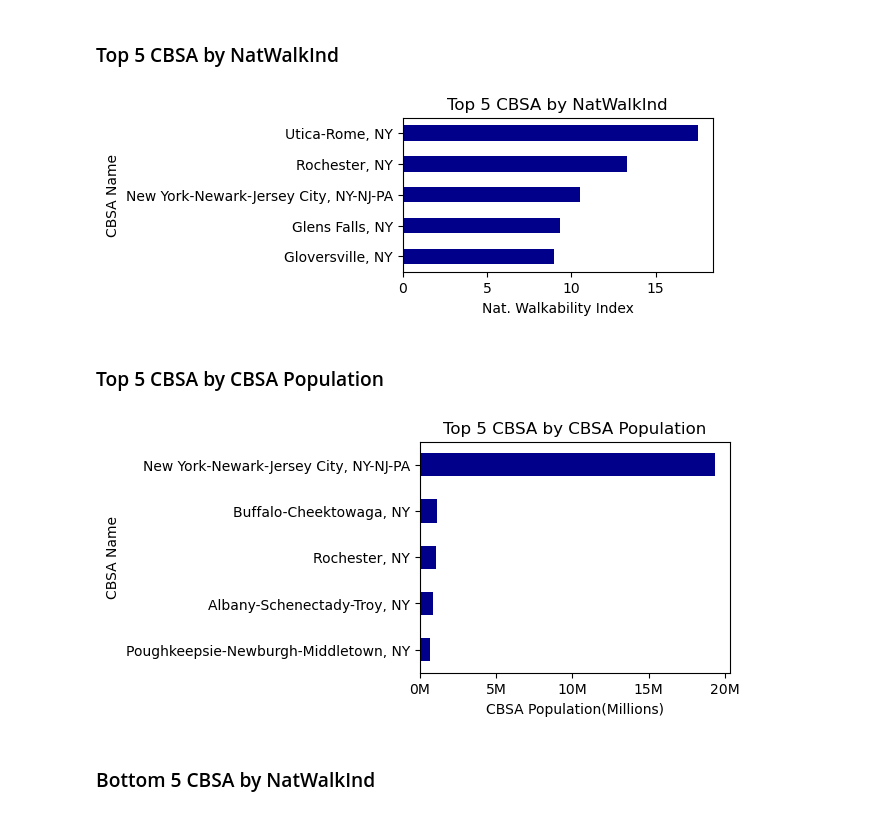
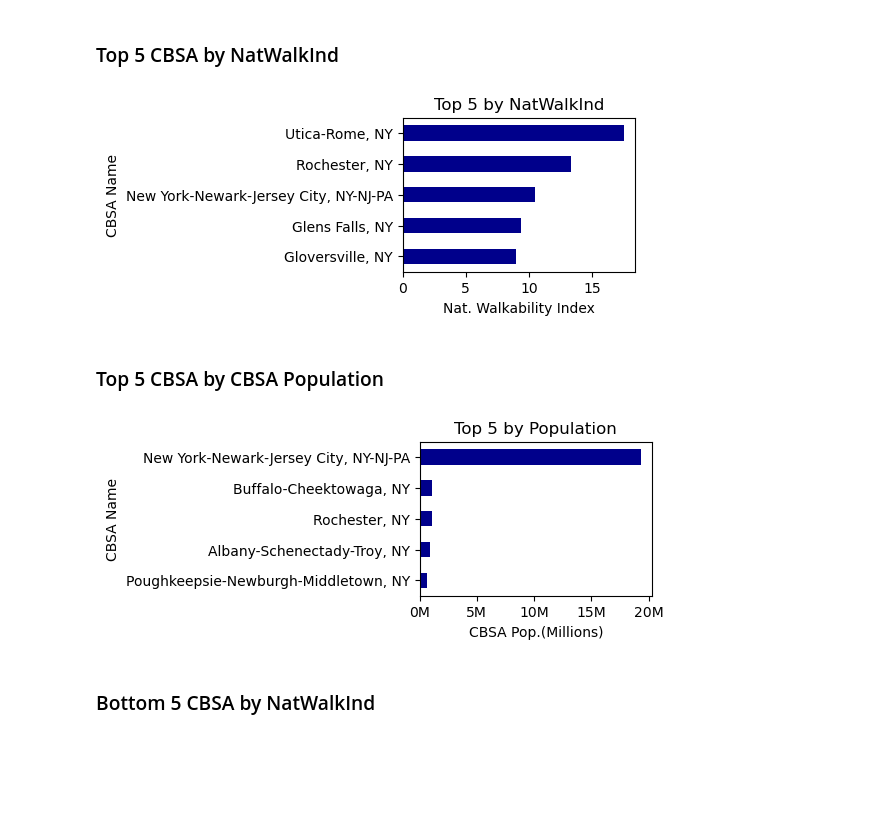
Before and after one commit to fgsalomao/Study---Immigrant-housing-by-class, a Jupyter notebook: NY-walkability.ipynb, the cells around one changed output. Drawn from its saved outputs; the diff is of its cells as text; code cells hidden in the pictures; blank space fills up the shorter version.

```diff
--- a/NY-walkability.ipynb
+++ b/NY-walkability.ipynb
@@ -380,17 +404,17 @@ grp_by_final.head()
 # %%
 top_bottom_column = 'NatWalkInd'
 grp_by_final_sorted = grp_by_final.sort_values(by=top_bottom_column, ascending=True)
 top_5_wlk=grp_by_final_sorted.tail(5)
 
 # Plotting the bar chart
-fig, ax = plt.subplots(figsize=(4, 2))
+fig, ax = plt.subplots(figsize=(3, 2))
 top_5_wlk[top_bottom_column].plot(kind='barh', ax=ax, color='darkblue')
-ax.set_title(f'Top 5 CBSA by {top_bottom_column}')
+ax.set_title(f'Top 5 by {top_bottom_column}')
 ax.set_xlabel('Nat. Walkability Index')
 ax.set_ylabel('CBSA Name')
 plt.show()
 # %% [output]
-[figure, old version]
+[figure, new version]
 # %% [markdown]
 ### Top 5 CBSA by CBSA Population
 # %%
@@ -400,7 +424,7 @@ grp_by_final_sorted = grp_by_final.sort_values(by=top_bottom_column, ascending=T
 top_5_pop=grp_by_final_sorted.tail(5)
 
 # Plotting the bar chart
-fig, ax = plt.subplots(figsize=(4, 3))
+fig, ax = plt.subplots(figsize=(3,2))
 
 
 # Define the function to format y-axis labels in millions
@@ -412,12 +436,12 @@ formatter = FuncFormatter(millions_formatter)
 ax.xaxis.set_major_formatter(formatter)
 
 top_5_pop[top_bottom_column].plot(kind='barh',ax=ax, color='darkblue')
-ax.set_title(f'Top 5 CBSA by CBSA Population')
-ax.set_xlabel('CBSA Population(Millions)')
+ax.set_title(f'Top 5 by Population')
+ax.set_xlabel('CBSA Pop.(Millions)')
 ax.set_ylabel('CBSA Name')
 plt.show()
 # %% [output]
-[figure, old version]
+[figure, new version]
 # %% [markdown]
 ### Bottom 5 CBSA by NatWalkInd
 # %%
```
Also changed, not shown: parts of 6 cells of this notebook.
